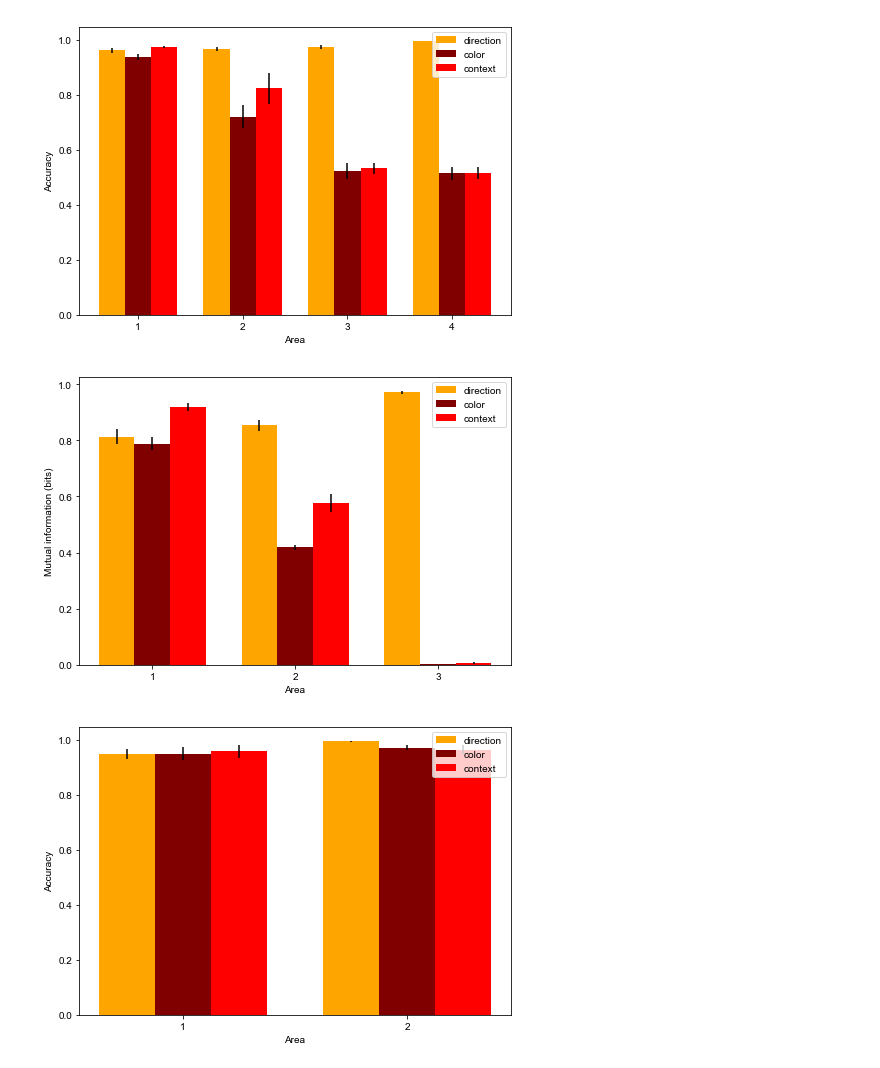
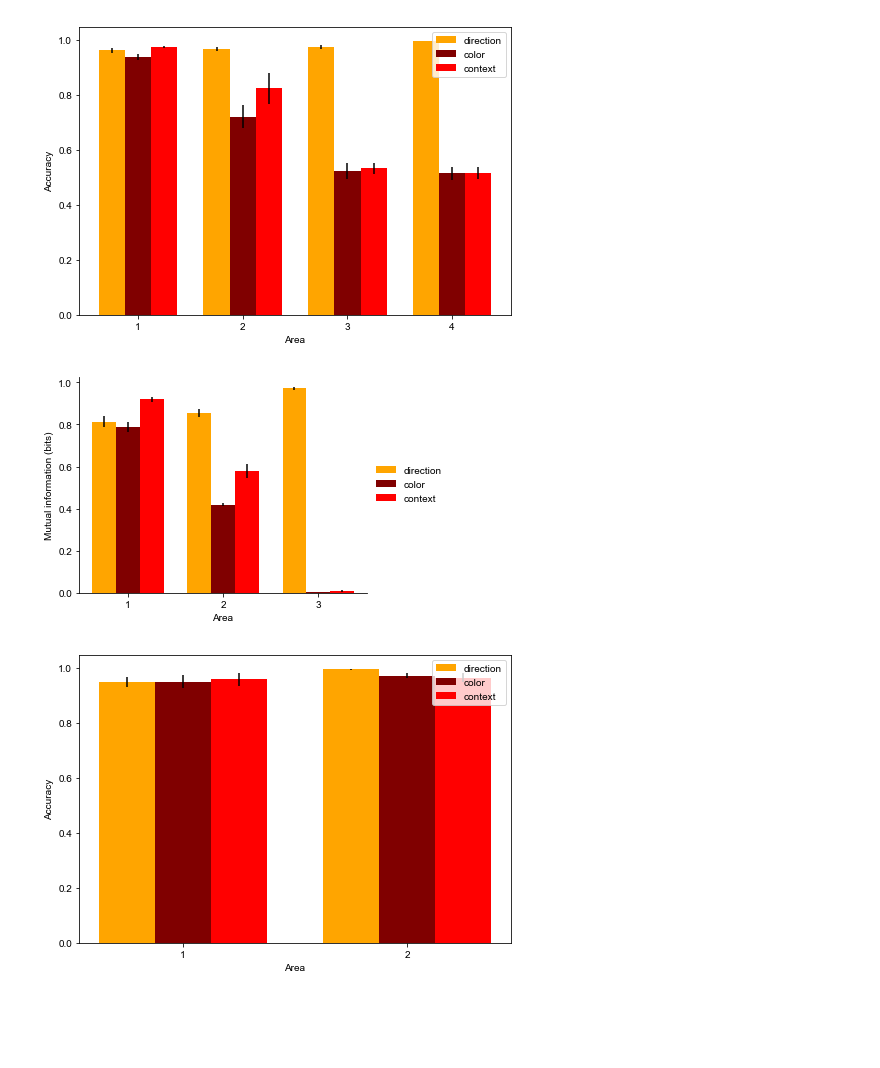
Before and after one commit to mjkleinman/multi-area-cleaned, a Jupyter notebook: sims/Revision_main.ipynb, the cells around one changed output. Saved outputs shown, nothing was run; the diff lists cells and outputs as text; code cells hidden in the pictures; blank space fills up the shorter version.

```diff
--- a/sims/Revision_main.ipynb
+++ b/sims/Revision_main.ipynb
@@ -136,28 +136,30 @@ plt.savefig(savepath + 'accuracy_layers' + '.pdf')
 # %%
 basepath = '2020-04-10_cb_simple_3areas'
 
 d_mi = np.load(loadpath_mi + basepath + '_direction_layers.npy')
 c_mi = np.load(loadpath_mi + basepath + '_color_layers.npy')
 x_mi = np.load(loadpath_mi + basepath + '_context_layers.npy')
 
-fig = plt.figure()
+fig = plt.figure(figsize=(4,3))
 data = np.vstack((np.mean(d_mi, axis=0), np.mean(c_mi, axis=0), np.mean(x_mi, axis=0)))
 sem = np.vstack((np.std(d_mi, axis=0), np.std(c_mi, axis=0), np.std(x_mi, axis=0)))/np.sqrt(8)
 X = np.arange(3)
 ax = fig.add_axes([0,0,1,1])
 
 ax.bar(X + 0.00, data[0], color = 'orange', width = 0.25, yerr=sem[0], label='direction')
 ax.bar(X + 0.25, data[1], color = 'maroon', width = 0.25, yerr=sem[1], label='color')
 ax.bar(X + 0.50, data[2], color = 'r', width = 0.25, yerr=sem[2], label='context')
 plt.ylabel('Mutual information (bits)')
 plt.xlabel('Area')
 plt.xticks([0.25, 1.25, 2.25], ['1', '2', '3'])
-plt.legend()
 
+plt.legend(loc='center left', bbox_to_anchor=(1, 0.5), frameon=False)
+ax.spines['top'].set_visible(False)
+ax.spines['right'].set_visible(False)
 savepath = savepath_figs
-plt.savefig(savepath + 'mi_layers' + '.pdf')
+plt.savefig(savepath + 'mi_layers' + '.pdf', bbox_inches='tight')
 # %% [output]
-[figure, old version]
+[figure, new version]
 # %%
 basepath = '2020-04-10_cb_simple_2areas'
 
```
Also changed, not shown: parts of 5 cells of this notebook, 4 other files.
